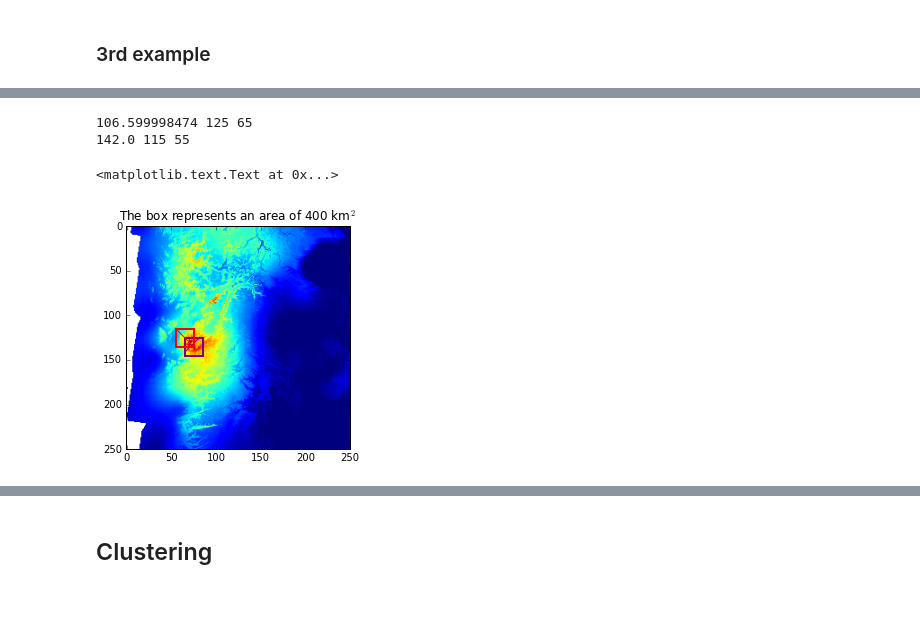
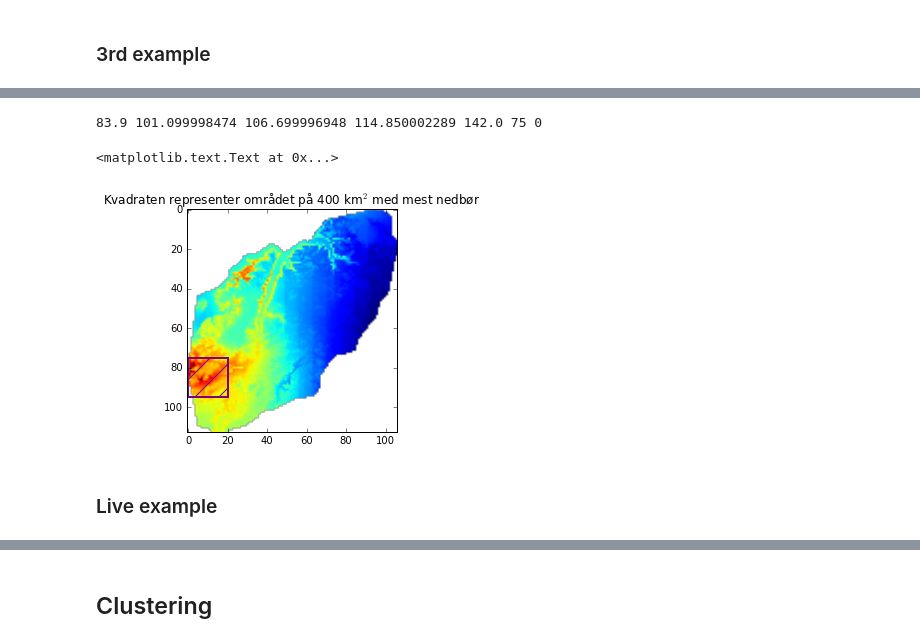
Before and after one commit to kmunve/APS, a Jupyter notebook: aps/notebooks/regional_precipitation_distribution.ipynb, the cells around one changed output, grey strips where cells are left out. Drawn from its saved outputs; the diff is of its cells as text; code cells hidden in the pictures; blank space fills up the shorter version.

```diff
--- a/aps/notebooks/regional_precipitation_distribution.ipynb
+++ b/aps/notebooks/regional_precipitation_distribution.ipynb
@@ -203,0 +203,18 @@ plt.show()
+# %%
+# Hardanger
+region_mask = np.where(regions==3034)
+# get the lower left and upper right corner of a rectangle around the region
+y_min, y_max, x_min, x_max = min(region_mask[0].flatten()), max(region_mask[0].flatten()), min(region_mask[1].flatten()), max(region_mask[1].flatten())
+
+x1, x2 = x_min, x_max # possible to add a buffer of step_x
+y1, y2 = y_min, y_max # possible to add a buffer of step_y
+
+precip = precip_var[0, y1:y2, x1:x2]
+
+region_mask = regions[y1:y2, x1:x2] # redefine region_mask, now clipped to area of interest
+
+precip = np.ma.masked_where(region_mask!=3034, precip)
+
+plt.imshow(precip, aspect='equal')
+plt.colorbar()
+plt.show()
@@ -204,15 +234,15 @@ plt.show()
 # %%
-highest_med, med_i, med_j, highest_max, max_i, max_j = regional_precip_max(precip)
-print(highest_med, med_i, med_j)
-print(highest_max, max_i, max_j)
+highest_med_low, highest_med_bot, highest_med_center, highest_med_top, highest_med_high, med_i, med_j = regional_precip_max(precip)
+print(highest_med_low, highest_med_bot, highest_med_center, highest_med_top, highest_med_high, med_i, med_j)
 
 plt.imshow(precip, aspect='equal')
 plt.gca().add_patch(Rectangle((med_j, med_i), window_x, window_y, hatch='/', fill=False, edgecolor='purple', linewidth=2))
-plt.gca().add_patch(Rectangle((max_j, max_i), window_x, window_y, hatch='\\', fill=False, edgecolor='red', linewidth=2))
+#plt.gca().add_patch(Rectangle((max_j, max_i), window_x, window_y, hatch='\\', fill=False, edgecolor='red', linewidth=2))
 # the max will be unchanged in a neighboring window with a potentially higher median and not update its position - it can be removed.
-plt.title("The box represents an area of {0} km$^2$".format(window_x*window_y))
+plt.title("Kvadraten representer området på {0} km$^2$ med mest nedbør".format(window_x*window_y))
 # %% [output]
-106.599998474 125 65
-142.0 115 55
+83.9 101.099998474 106.699996948 114.850002289 142.0 75 0
 <matplotlib.text.Text at 0x...>
-[figure, old version]
+[figure, new version]
+# %% [markdown]
+### Live example
```
Also changed, not shown: parts of 12 cells of this notebook, 3 other files.
